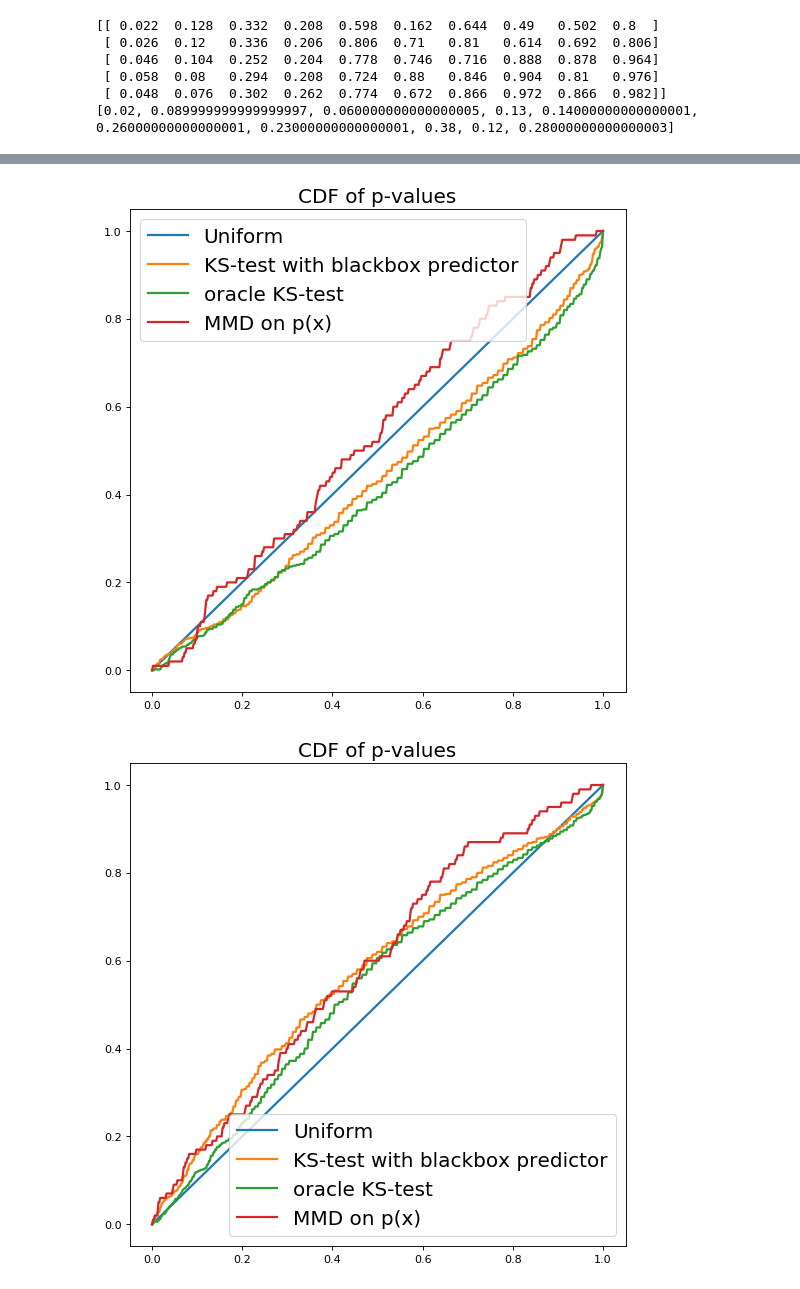
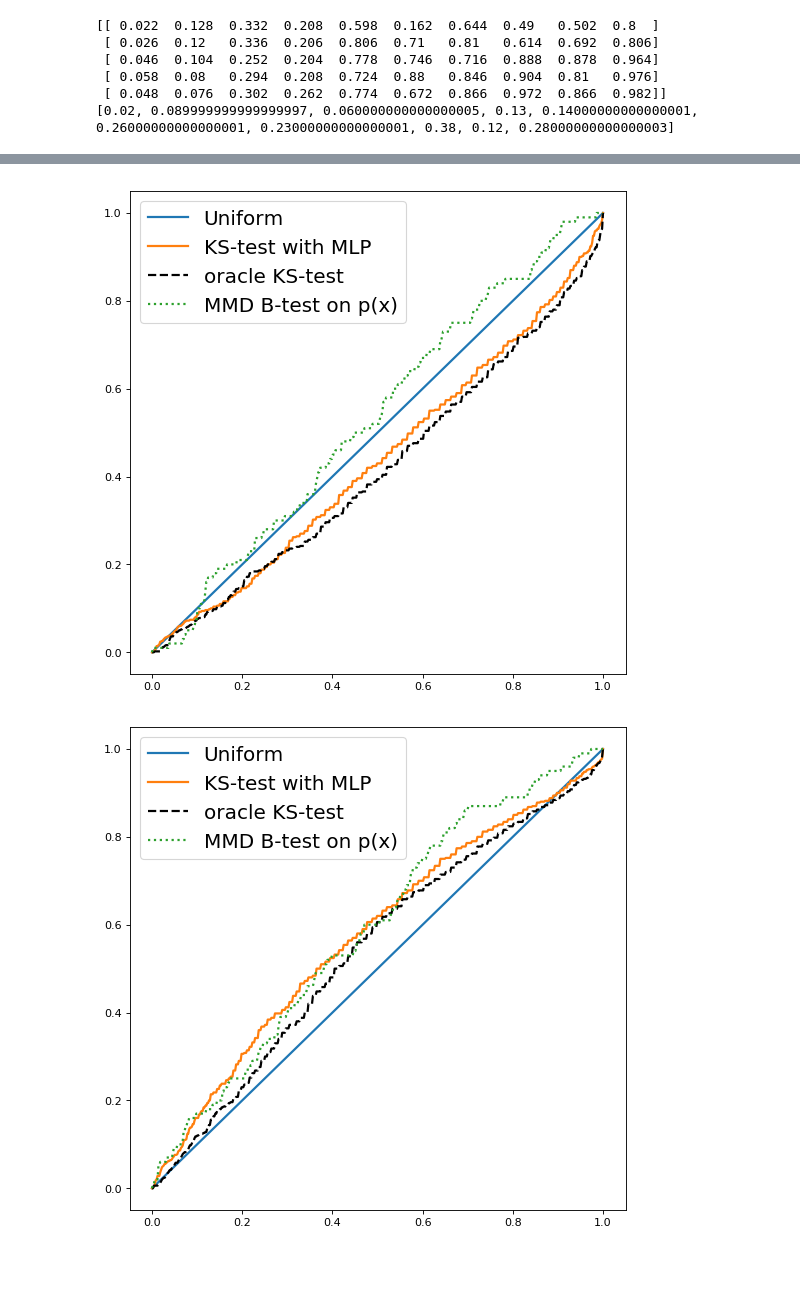
Before and after one commit to zackchase/label_shift, a Jupyter notebook: generate_figures.ipynb, the cells around one changed output, grey strips where cells are left out. Saved outputs shown, nothing was run; the diff lists cells and outputs as text; code cells hidden in the pictures.

```diff
--- a/generate_figures.ipynb
+++ b/generate_figures.ipynb
@@ -64,21 +66,21 @@ plt.show()
 # %%
 for (delta,item1,item2,item3) in zip(deltalist,cdflist,cdflist_oracle,cdflist_x):
     fig = plt.figure(num=None, figsize=(8, 8), dpi=80, facecolor='w', edgecolor='k')
 
     delta = int(delta*10)
     xx=  np.linspace(0, 1, num=500)
 
     cdfpval = item1
     cdfpval_gnd = item2
     cdfpval_x = item3
     plt.plot(xx, xx,linewidth=2)
     plt.plot(xx, cdfpval(xx),linewidth=2)
-    plt.plot(xx, cdfpval_gnd(xx),linewidth=2)
-    plt.plot(xx, cdfpval_x(xx),linewidth=2)
+    plt.plot(xx, cdfpval_gnd(xx),linewidth=2,color='k',linestyle='--')
+    plt.plot(xx, cdfpval_x(xx),linewidth=2,linestyle=':')
 
-    plt.legend(['Uniform', 'KS-test with blackbox predictor', 'oracle KS-test','MMD on p(x)'], loc='best',fontsize=18)
-    plt.title('CDF of p-values', fontsize=18)
-    #fig.savefig("Hypothesis-Testing"+"delta-0"+repr(delta)+".pdf", bbox_inches='tight')
+    plt.legend(['Uniform', 'KS-test with MLP', 'oracle KS-test','MMD B-test on p(x)'], loc='best',fontsize=18)
+    #plt.title('CDF of p-values', fontsize=18)
+    fig.savefig("Hypothesis-Testing"+"delta-0"+repr(delta)+".pdf", bbox_inches='tight')
 # %% [output]
-[figure, old version]
+[figure, new version]
-[figure, old version]
+[figure, new version]
```
Also changed, not shown: parts of 2 cells of this notebook.
